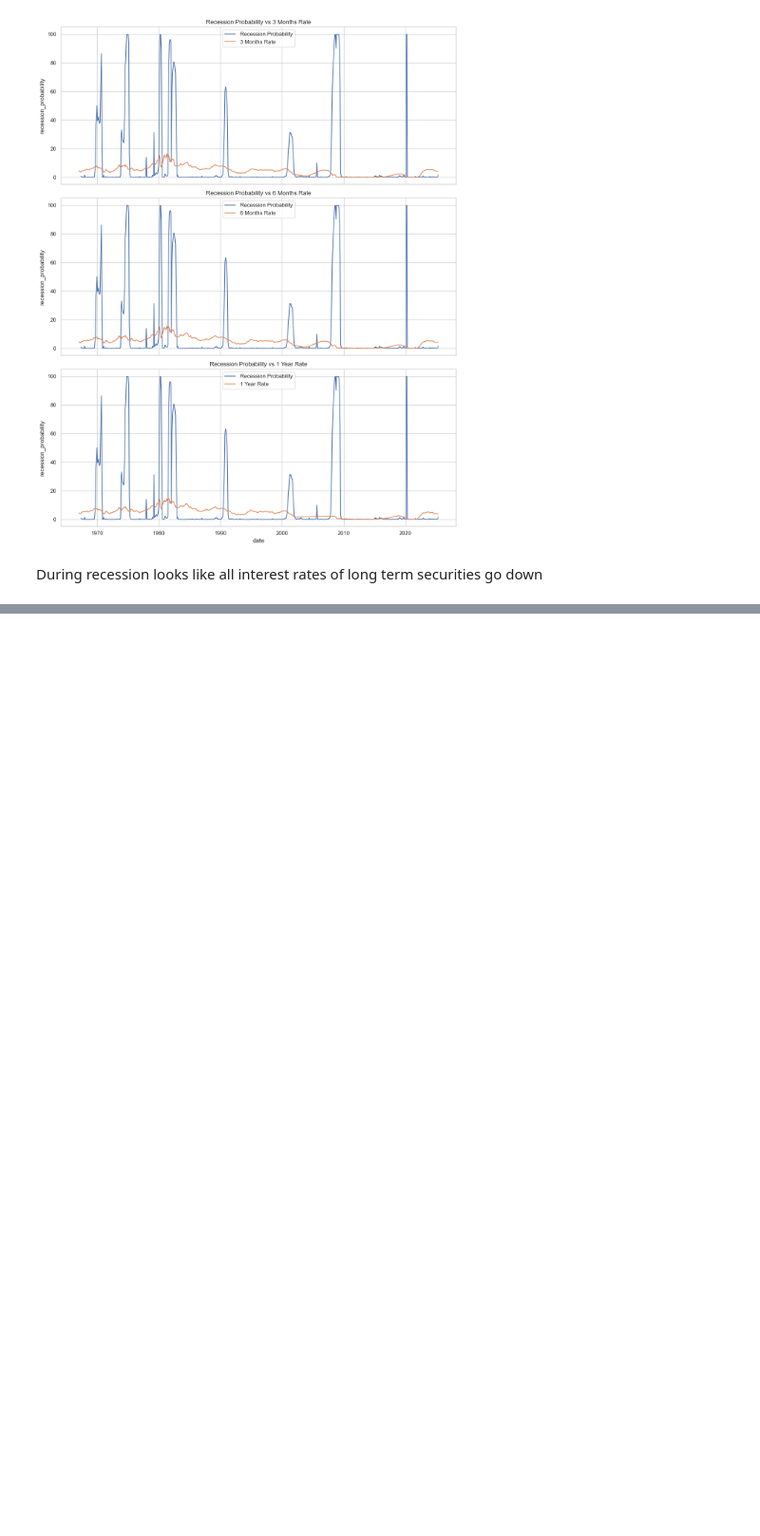
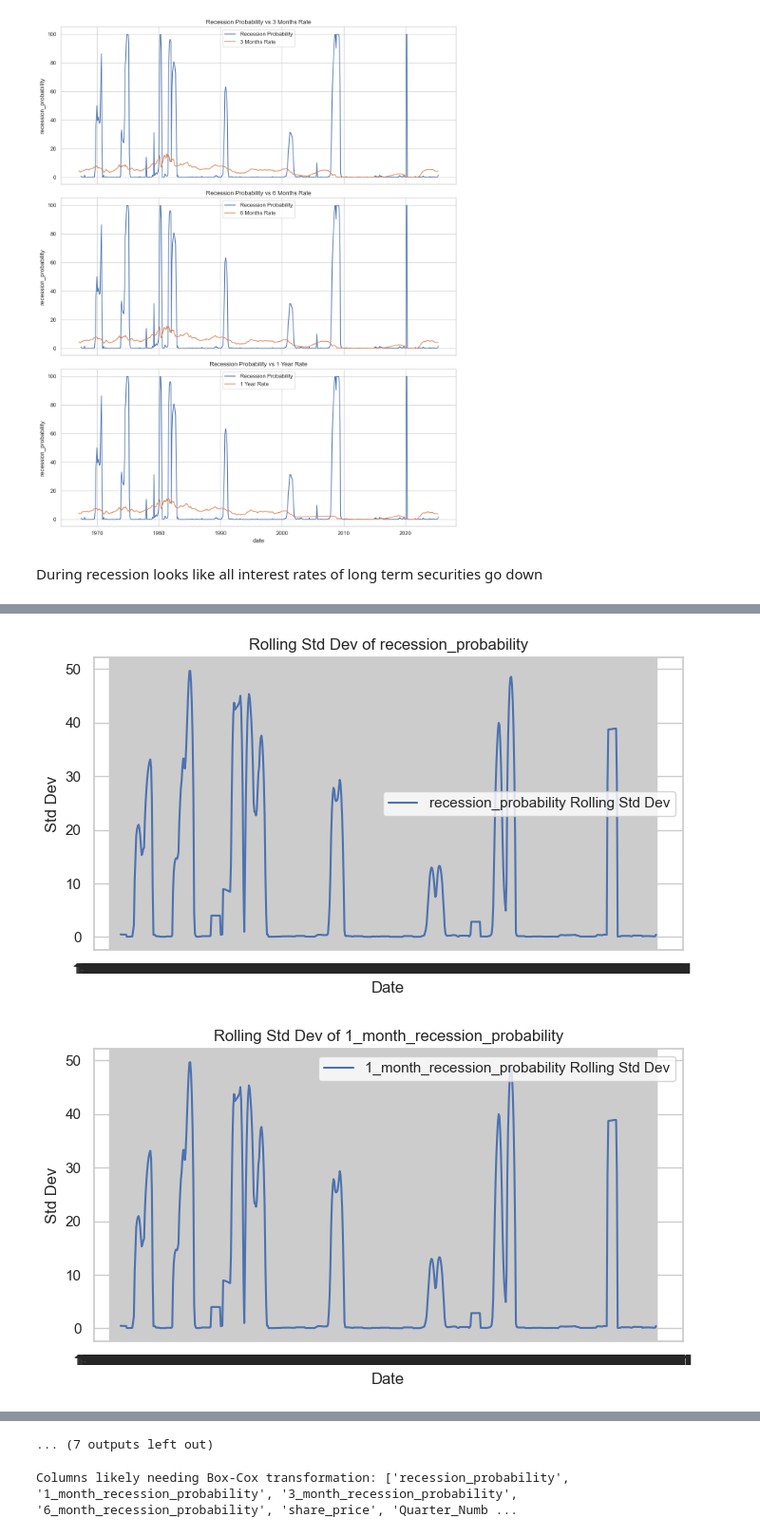
Before and after one commit to DonaldAadithiyan/RecessionRadar, a Jupyter notebook: notebooks/02data_visualization.ipynb, the cells around one changed output, grey strips where cells are left out. Shown at 95% size. Drawn from its saved outputs; the diff is of its cells as text; code cells hidden in the pictures; blank space fills up the shorter version.

```diff
--- a/notebooks/02data_visualization.ipynb
+++ b/notebooks/02data_visualization.ipynb
@@ -231,0 +272,15 @@ During recession looks like all interest rates of long term securities go down
+# %%
+window_size = 12  # 1 year for monthly data
+
+for col in numeric_cols:
+    rolling_std = recession_df[col].rolling(window_size).std()
+    plt.figure(figsize=(8, 4))
+    plt.plot(recession_df['date'], rolling_std, label=f"{col} Rolling Std Dev")
+    plt.title(f"Rolling Std Dev of {col}")
+    plt.xlabel("Date")
+    plt.ylabel("Std Dev")
+    plt.legend()
+    plt.show()
+# %% [output]
+[figure, added]
+[figure, added]
@@ -231,0 +297,40 @@ During recession looks like all interest rates of long term securities go down
+... (7 outputs left out)
+# %%
+def detect_changing_variance(df, time_col='date', threshold_r2=0.5):
+    """
+    Detect columns with changing variance over time.
+    Returns list of columns likely needing Box-Cox transformation.
+
+    Parameters:
+    - df: DataFrame
+    - time_col: column name with datetime values
+    - threshold_r2: minimum R² from variance vs. mean regression to flag heteroscedasticity
+    """
+    # Ensure datetime type for time column
+    df = df.copy()
+    df[time_col] = pd.to_datetime(df[time_col])
+
+    # Numeric columns only
+    numeric_cols = df.select_dtypes(include=[np.number]).columns
+    flagged_cols = []
+
+    for col in numeric_cols:
+        # Rolling windows for mean & std
+        rolling_mean = df[col].rolling(window=12, min_periods=6).mean()
+        rolling_std = df[col].rolling(window=12, min_periods=6).std()
+
+        # Remove NaNs for regression
+        mask = ~rolling_mean.isna() & ~rolling_std.isna()
+        if mask.sum() > 5:
+            slope, intercept, r_value, p_value, std_err = linregress(rolling_mean[mask], rolling_std[mask])
+
+            if r_value**2 > threshold_r2:
+                flagged_cols.append(col)
+
+    return flagged_cols
+
+# Example usage:
+cols_with_changing_variance = detect_changing_variance(recession_df, time_col='date')
+print("Columns likely needing Box-Cox transformation:", cols_with_changing_variance)
+# %% [output]
+Columns likely needing Box-Cox transformation: ['recession_probability', '1_month_recession_probability', '3_month_recession_probability', '6_month_recession_probability', 'share_price', 'Quarter_Numb ...
```
Also changed, not shown: parts of 6 cells of this notebook, 2 other files.
